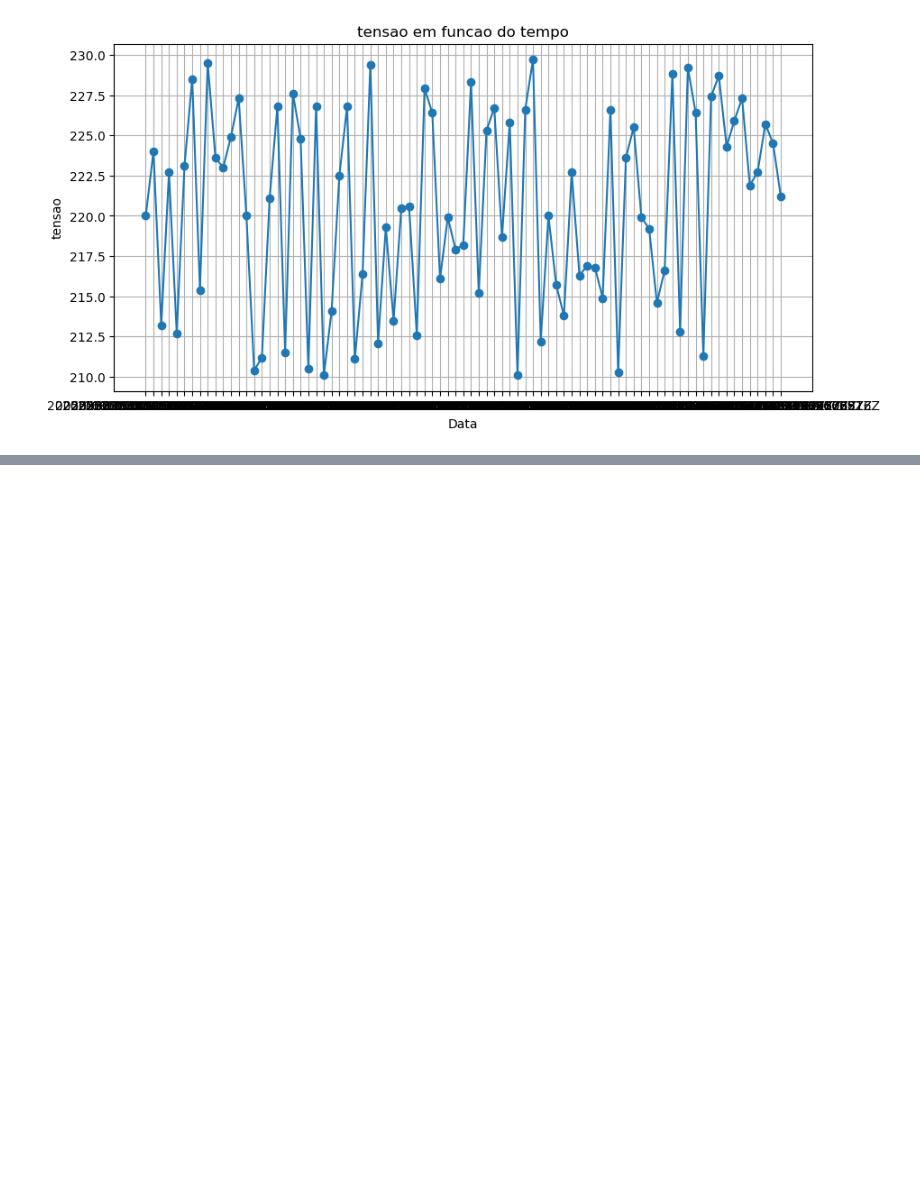
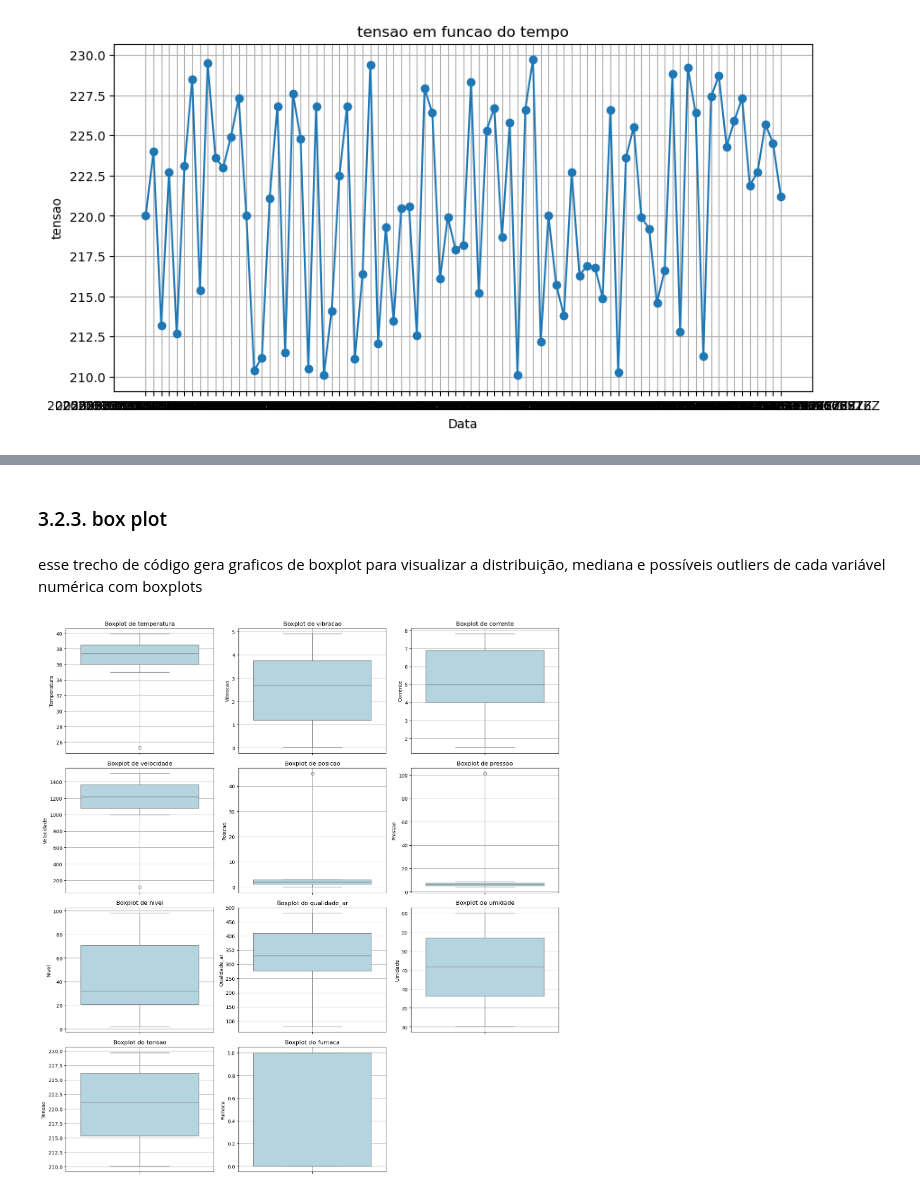
Before and after one commit to Desafio-Hermes-Reply/EnterpriseChallenge-Sprint2Reply, a Jupyter notebook: notebooks/Untitled.ipynb, the cells around one changed output, grey strips where cells are left out. Cells and saved outputs as stored; diff of their text form; code cells hidden in the pictures; blank space fills up the shorter version.

```diff
--- a/notebooks/Untitled.ipynb
+++ b/notebooks/Untitled.ipynb
@@ -268,0 +319,25 @@ for col in cols_to_plot:
+# %% [markdown]
+### 3.2.3. box plot
+# %% [markdown]
+esse trecho de código gera graficos de boxplot para visualizar a distribuição, mediana e possíveis outliers de cada variável numérica com boxplots
+# %%
+colunas_numericas = df.select_dtypes(include='number').drop(columns=['id']).columns
+
+# Layout de subplots
+n = len(colunas_numericas)
+ncols = 3
+nrows = (n + ncols - 1) // ncols
+
+plt.figure(figsize=(5 * ncols, 4 * nrows))
+
+for i, coluna in enumerate(colunas_numericas, 1):
+    plt.subplot(nrows, ncols, i)
+    sns.boxplot(data=df, y=coluna, color='lightblue')
+    plt.title(f'Boxplot de {coluna}')
+    plt.ylabel(coluna.capitalize())
+    plt.grid(True)
+
+plt.tight_layout()
+plt.show()
+# %% [output]
+[figure, added]
```
Also changed, not shown: parts of 13 cells of this notebook.
